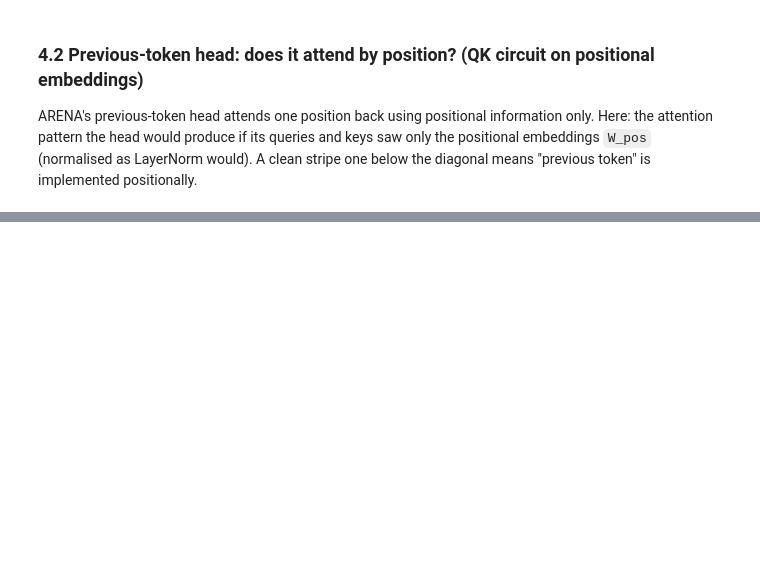
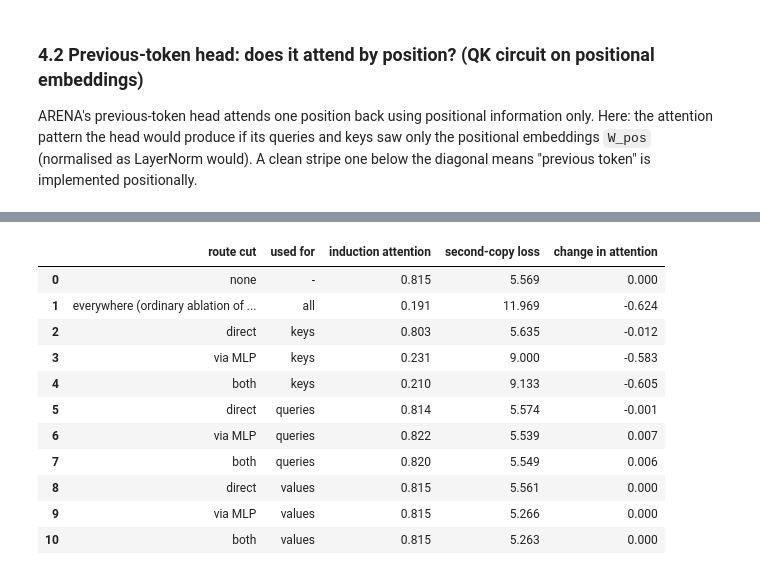
Before and after one commit to mshbe/looped-induction, a Jupyter notebook: analysis.ipynb, the cells around one changed output, grey strips where cells are left out. Saved outputs shown, nothing was run; the diff lists cells and outputs as text; code cells hidden in the pictures; blank space fills up the shorter version.

Commit message:
Add path-patching to analysis.ipynb, delete old files, update README

```diff
--- a/analysis.ipynb
+++ b/analysis.ipynb
@@ -19,5 +14,5 @@ How the model is set up for analysis (see `circuits.py`):
 # %%
-RUN = "rep_gpt2_L1x2_300M_s3"   # folder name inside checkpoints/
+RUN = "rep_gpt2_L2x1_300M_s1"   # folder name inside checkpoints/
 STEP = None                      # None = final checkpoint; or a step listed in phases.json
 # %%
 from pathlib import Path
@@ -122,7 +145,7 @@ HALF = 25
 rep = make_ps_tokens(n=1, half=HALF, seed=1)
 str_toks = [model.tokenizer.decode([i]) for i in rep[0].tolist()]
 logits, cache = model.run_with_cache(rep)
-for b, name in enumerate(a.labels):
-    display(HTML(f"<h3>{name}</h3>"))
+for b, blk_label in enumerate(a.labels):
+    display(HTML(f"<h3>{blk_label}</h3>"))
     display(cv.attention.attention_heads(attention=cache["pattern", b][0], tokens=str_toks,
-                                         attention_head_names=[f"{name}.H{h}" for h in range(n_heads)]))
+                                         attention_head_names=[f"{blk_label}.H{h}" for h in range(n_heads)]))
@@ -423,0 +439,11 @@ for mode in ["Q", "K", "V"]:
+# %%
+seq = t1[0]
+_, c1 = model.run_with_cache(seq[None], names_filter=f"blocks.{bi}.hook_resid_pre", stop_at_layer=bi + 1)
+row_logits = c1[f"blocks.{bi}.hook_resid_pre"][0, :50] @ model.W_V[bi, hi] @ model.W_O[bi, hi] @ model.W_U
+grid = row_logits[:, seq[:50]] - row_logits.mean(-1, keepdim=True)
+tok_labels = [f"{p}: {model.tokenizer.decode([i])!r}" for p, i in enumerate(seq[:50].tolist())]
+print(f"own token has the largest of these 50 logits in {(grid.argmax(-1) == t.arange(50)).float().mean():.0%} of rows")
+imshow(grid, x=tok_labels, y=tok_labels, diverging=True,
+       labels={"x": "logit of token", "y": "token at position p"},
+       title=f"{name(IND)}: logits it would add if it attended only to position p (one sequence)", height=750)
+del c1, row_logits
@@ -495,0 +542,65 @@ imshow(contrib[:, keep], x=[names_[i] for i in keep], y=names_, diverging=True,
+# %%
+bi, hi = IND
+bp, hp = PREV
+assert bi == bp + 1, "written for a previous-token head in the block just before the induction head"
+pp = make_ps_tokens(n=20, half=50, seed=4)
+dest = t.arange(50, 100)
+
+_, cl = model.run_with_cache(pp, stop_at_layer=bi + 1, names_filter=lambda n: n in
+                             {f"blocks.{bp}.attn.hook_z", f"blocks.{bp}.hook_mlp_out", f"blocks.{bi}.hook_resid_pre"})
+z = cl[f"blocks.{bp}.attn.hook_z"][:, :, hp]
+z_mean = z.mean((0, 1))                                             # the head's average z vector
+
+def mean_ablate(zz, hook):
+    zz[:, :, hp] = z_mean
+    return zz
+
+with model.hooks(fwd_hooks=[(f"blocks.{bp}.attn.hook_z", mean_ablate)]):
+    _, ab = model.run_with_cache(pp, names_filter=f"blocks.{bp}.hook_mlp_out", stop_at_layer=bp + 1)
+x = cl[f"blocks.{bi}.hook_resid_pre"]
+d_direct = (z_mean - z) @ model.W_O[bp, hp]                          # change in the head's own term
+d_mlp = ab[f"blocks.{bp}.hook_mlp_out"] - cl[f"blocks.{bp}.hook_mlp_out"]   # change in the MLP's output
+routes = {"direct": x + d_direct, "via MLP": x + d_mlp, "both": x + d_direct + d_mlp}
+del cl, ab
+
+QKV = {"keys": ("k", model.W_K, model.b_K), "queries": ("q", model.W_Q, model.b_Q), "values": ("v", model.W_V, model.b_V)}
+
+def measure(hooks):
+    # induction head's attention to the induction target, and the loss on the second copy
+    with model.hooks(fwd_hooks=hooks):
+        _, cc = model.run_with_cache(pp, return_type=None, names_filter=lambda n: n in
+                                     {f"blocks.{bi}.attn.hook_pattern", "ln_final.hook_normalized"})
+    attn = cc[f"blocks.{bi}.attn.hook_pattern"][:, hi][:, dest, dest - 49].mean().item()
+    lg = cc["ln_final.hook_normalized"][:, 50:-1] @ model.W_U + model.b_U
+    return attn, t.nn.functional.cross_entropy(lg.flatten(0, 1), pp[:, 51:].flatten()).item()
+
+def patch_hook(route, use):
+    hook_name, Wm, bm = QKV[use]
+    new = model.blocks[bi].ln1(routes[route]) @ Wm[bi, hi] + bm[bi, hi]   # x' with its own LayerNorm scale
+    def patch(act, hook):
+        act[:, :, hi] = new
+        return act
+    return [(f"blocks.{bi}.attn.hook_{hook_name}", patch)]
+
+rows = [("none", "-", *measure([]))]
+rows.append((f"everywhere (ordinary ablation of {name(PREV)})", "all", *measure([(f"blocks.{bp}.attn.hook_z", mean_ablate)])))
+for use in QKV:
+    for route in routes:
+        rows.append((route, use, *measure(patch_hook(route, use))))
+pp_table = pd.DataFrame(rows, columns=["route cut", "used for", "induction attention", "second-copy loss"])
+pp_table["change in attention"] = pp_table["induction attention"] - pp_table["induction attention"][0]
+display(pp_table.round(3))
+del routes, x, d_direct, d_mlp
+# %% [output]
+|  | route cut | used for | induction attention | second-copy loss | change in attention |
+| 0 | none | - | 0.815 | 5.569 | 0.000 |
+| 1 | everywhere (ordinary ablation of ... | all | 0.191 | 11.969 | -0.624 |
+| 2 | direct | keys | 0.803 | 5.635 | -0.012 |
+| 3 | via MLP | keys | 0.231 | 9.000 | -0.583 |
+| 4 | both | keys | 0.210 | 9.133 | -0.605 |
+| 5 | direct | queries | 0.814 | 5.574 | -0.001 |
+| 6 | via MLP | queries | 0.822 | 5.539 | 0.007 |
+| 7 | both | queries | 0.820 | 5.549 | 0.006 |
+| 8 | direct | values | 0.815 | 5.561 | 0.000 |
+| 9 | via MLP | values | 0.815 | 5.266 | 0.000 |
+| 10 | both | values | 0.815 | 5.263 | 0.000 |
```
Also changed, not shown: parts of 25 cells of this notebook, 2 other files.
